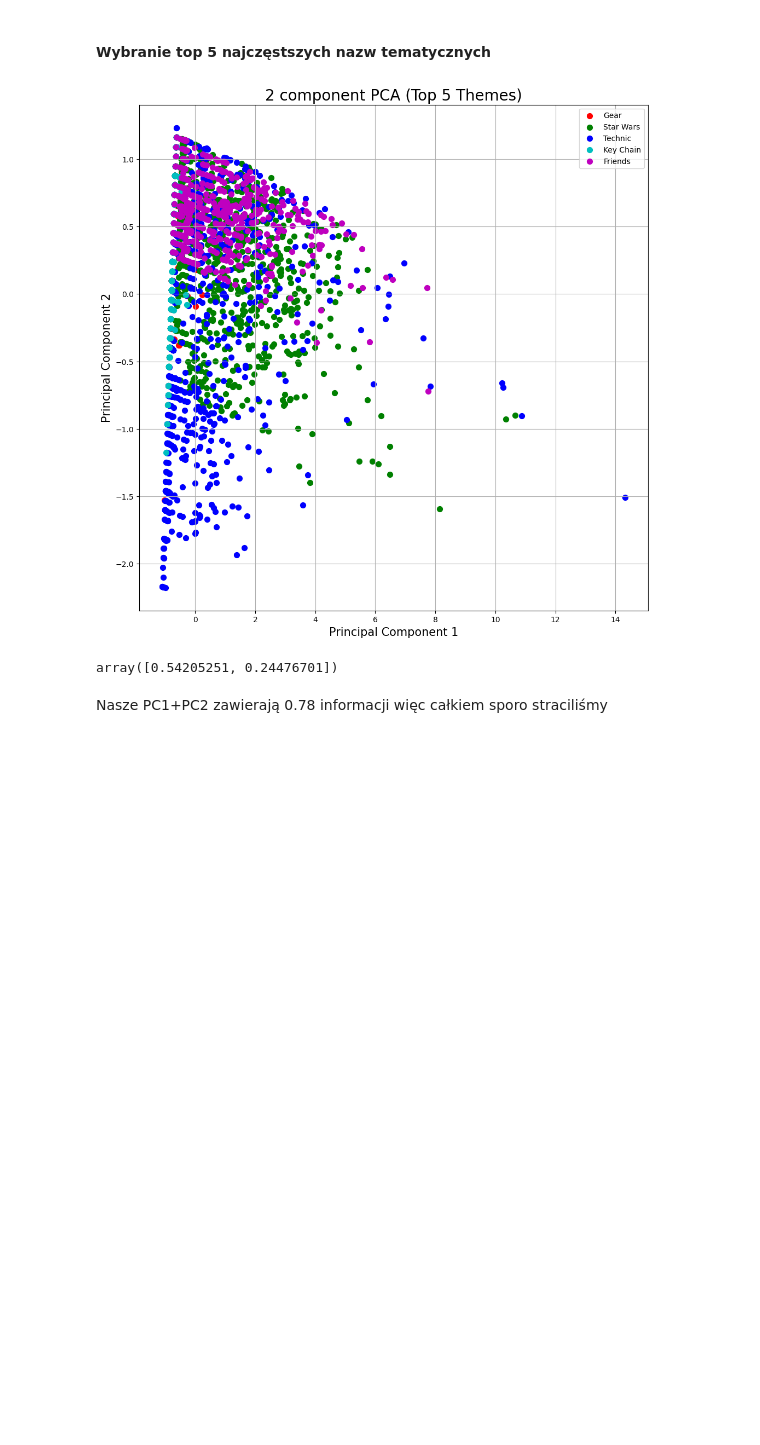
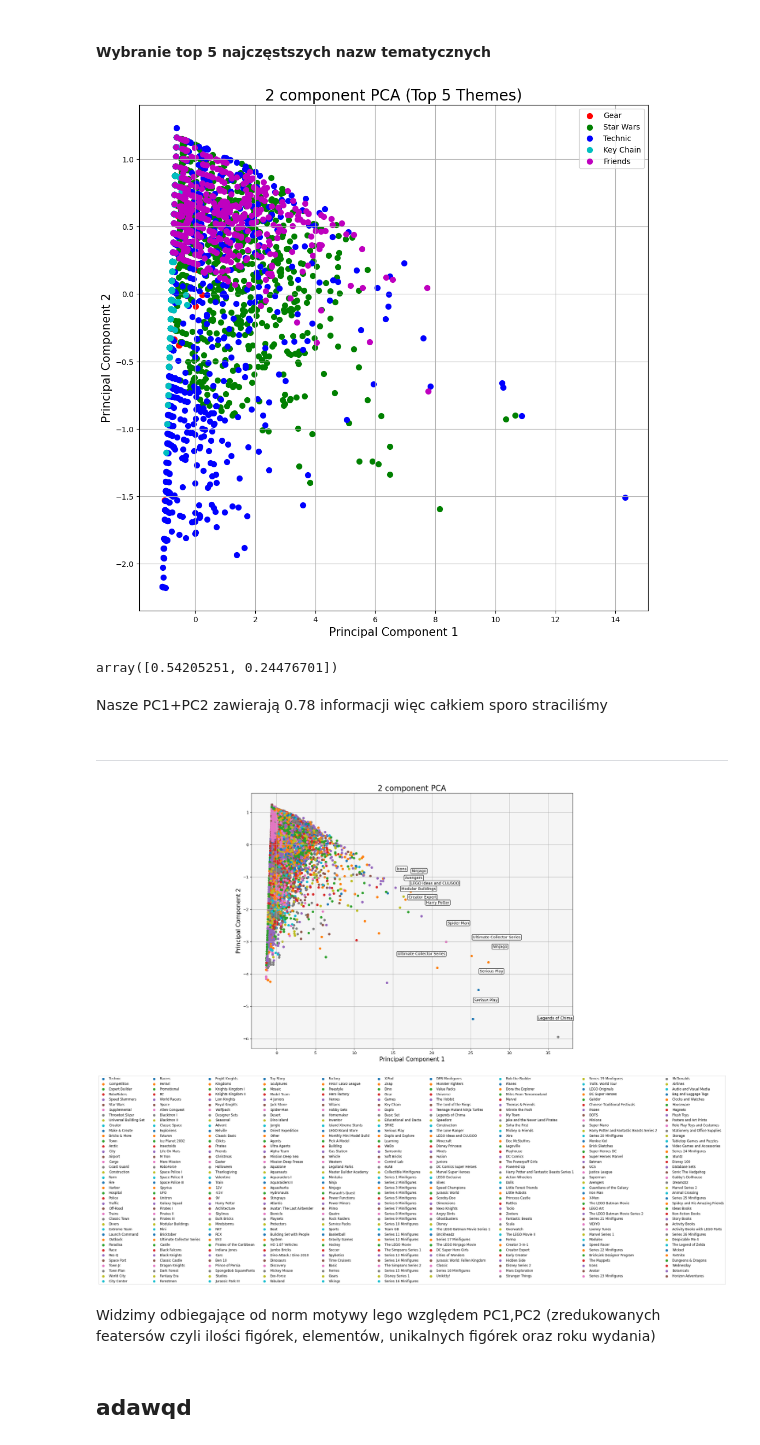
Before and after one commit to adlisow/klocki_test, a Jupyter notebook: Lego.ipynb, the cells around one changed output. Drawn from its saved outputs; the diff is of its cells as text; code cells hidden in the pictures; blank space fills up the shorter version.

```diff
--- a/Lego.ipynb
+++ b/Lego.ipynb
@@ -432,3 +432,5 @@ pca.explained_variance_ratio_
 array([0.54205251, 0.24476701])
 # %% [markdown]
 Nasze PC1+PC2 zawierają 0.78 informacji więc całkiem sporo straciliśmy
+# %% [markdown]
+---------
@@ -434,0 +441,51 @@ Nasze PC1+PC2 zawierają 0.78 informacji więc całkiem sporo straciliśmy
+# %%
+import matplotlib.pyplot as plt
+import seaborn as sns
+from adjustText import adjust_text
+
+# Przygotowanie wykresu
+fig = plt.figure(figsize=(15, 12))
+ax = fig.add_subplot(1, 1, 1)
+ax.set_xlabel('Principal Component 1', fontsize=15)
+ax.set_ylabel('Principal Component 2', fontsize=15)
+ax.set_title('2 component PCA', fontsize=20)
+
+# Wybór palety kolorów
+palette = sns.color_palette('tab10', n_colors=len(finalDf['name_theme'].unique()))
+color_map = {theme: palette[i] for i, theme in enumerate(finalDf['name_theme'].unique())}
+
+# Tworzenie wykresu z użyciem zdefiniowanej palety kolorów
+texts = []
+for theme, color in color_map.items():
+    indicesToKeep = finalDf['name_theme'] == theme
+    ax.scatter(finalDf.loc[indicesToKeep, 'principal component 1'],
+               finalDf.loc[indicesToKeep, 'principal component 2'],
+               c=[color],
+               s=30,
+               label=theme)
+
+    # Oznaczenie punktów odbiegających dla danego tematu
+    outliers = finalDf.loc[indicesToKeep & (finalDf['principal component 1'] > 15)]
+    for idx, row in outliers.iterrows():
+        texts.append(ax.annotate(row['name_theme'],
+                                 (row['principal component 1'], row['principal component 2']),
+                                 xytext=(row['principal component 1'] + 0.5, row['principal component 2'] + 0.5),
+                                 bbox=dict(facecolor='white', edgecolor='black', boxstyle='round,pad=0.2'),
+                                 ha='center'))
+
+# Dodanie legendy i siatki
+ax.legend(loc='upper center', bbox_to_anchor=(0.5, -0.1), fontsize='small', ncol=10)
+ax.grid()
+ax.set_facecolor((0.96, 0.96, 0.96))
+
+# Automatyczne dopasowanie tekstu
+adjust_text(texts, only_move={'points': 'y', 'text': 'y'}, autoalign='x')
+
+# Wyświetlenie wykresu
+plt.show()
+# %% [output]
+[figure, added]
+# %% [markdown]
+Widzimy odbiegające od norm motywy lego względem PC1,PC2 (zredukowanych featersów czyli ilości figórek, elementów, unikalnych figórek oraz roku wydania)
+# %% [markdown]
+## adawqd
```
Also changed, not shown: parts of 11 cells of this notebook.
